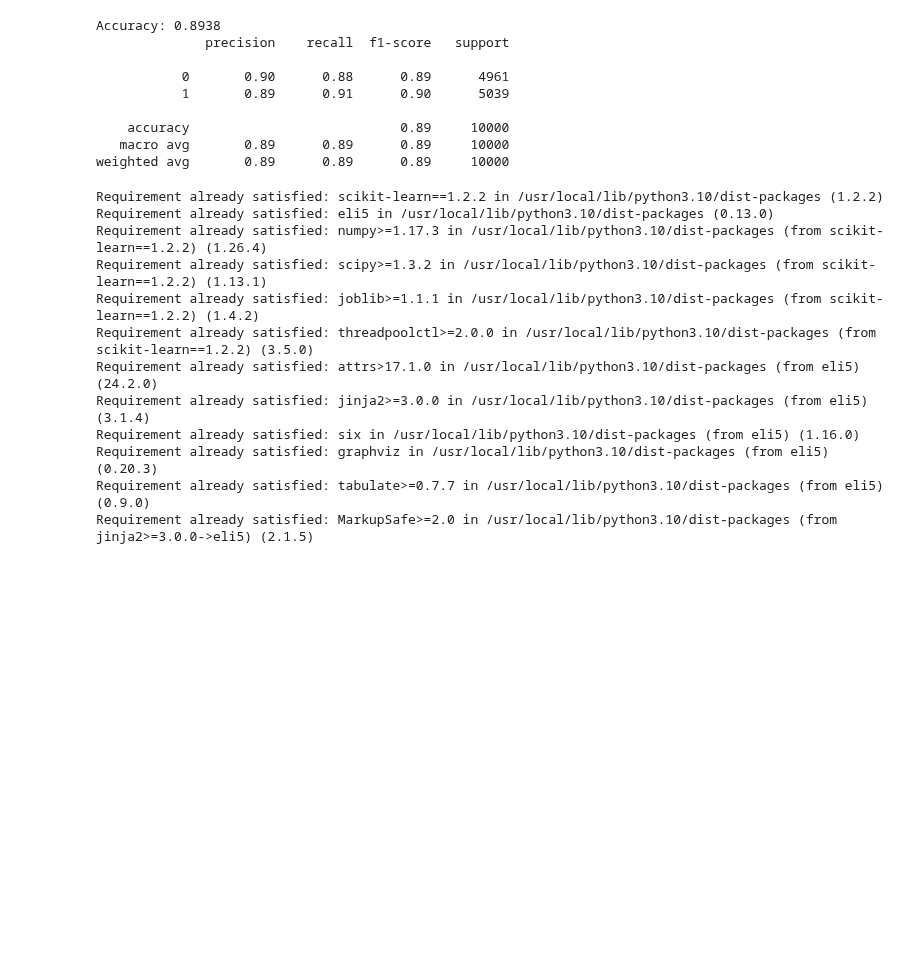
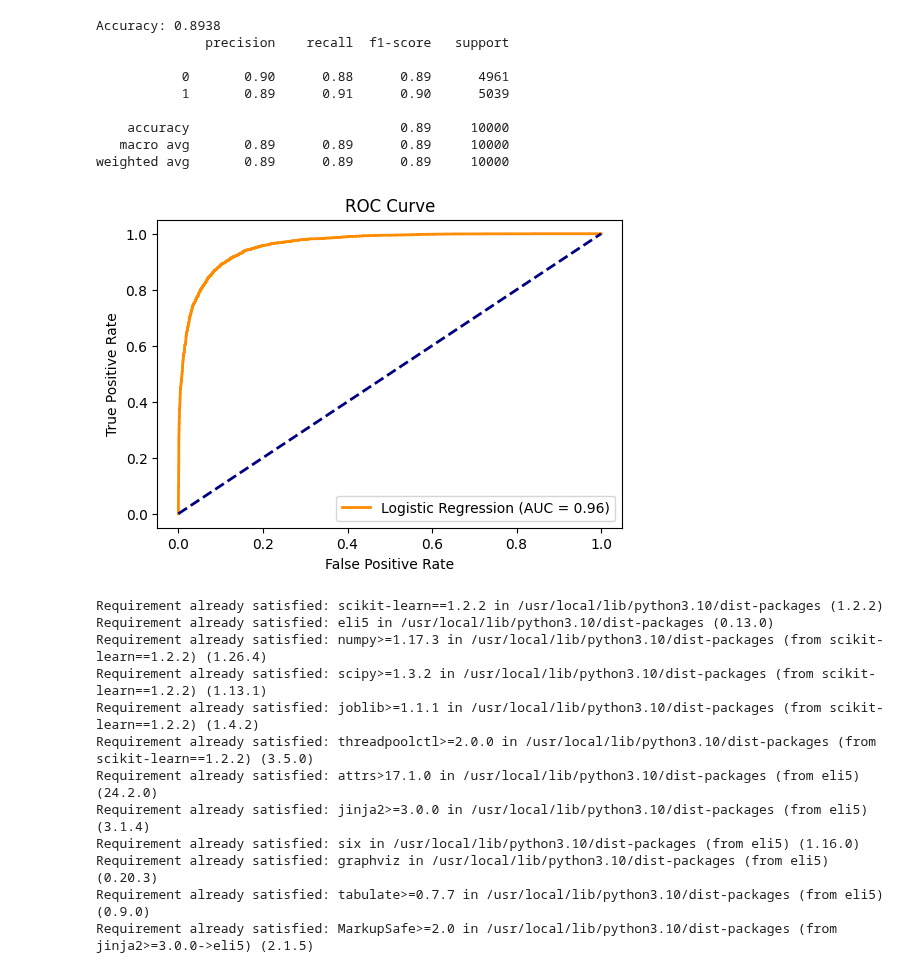
Before and after one commit to sushithadevaraju/sentiment-analysis-of-imdb, a Jupyter notebook: final_code.ipynb, the cells around one changed output. Saved outputs shown, nothing was run; the diff lists cells and outputs as text; code cells hidden in the pictures; blank space fills up the shorter version.

```diff
--- a/final_code.ipynb
+++ b/final_code.ipynb
@@ -152,6 +152,26 @@ Accuracy: 0.8938
     accuracy                           0.89     10000
    macro avg       0.89      0.89      0.89     10000
 weighted avg       0.89      0.89      0.89     10000
+# %%
+from sklearn.metrics import roc_curve, auc
+
+#Predicting probabilities
+y_pred_prob_lr = lr_model.predict_proba(X_test_tfidf)[:, 1]  # Logistic Regression probabilities
+#Compute ROC curve
+fpr, tpr, thresholds = roc_curve(y_test_encoded, y_pred_prob_lr)
+#Compute AUC (Area Under the Curve)
+roc_auc = auc(fpr, tpr)
+#Plotting curve
+plt.figure(figsize=(6, 4))
+plt.plot(fpr, tpr, color='darkorange', lw=2, label=f'Logistic Regression (AUC = {roc_auc:.2f})')
+plt.plot([0, 1], [0, 1], color='navy', lw=2, linestyle='--')
+plt.xlabel('False Positive Rate')
+plt.ylabel('True Positive Rate')
+plt.title('ROC Curve')
+plt.legend(loc="lower right")
+plt.show()
+# %% [output]
+[figure, added]
 # %%
 !pip install scikit-learn==1.2.2 eli5
 # %% [output]
```
Also changed, not shown: parts of 2 cells of this notebook.
